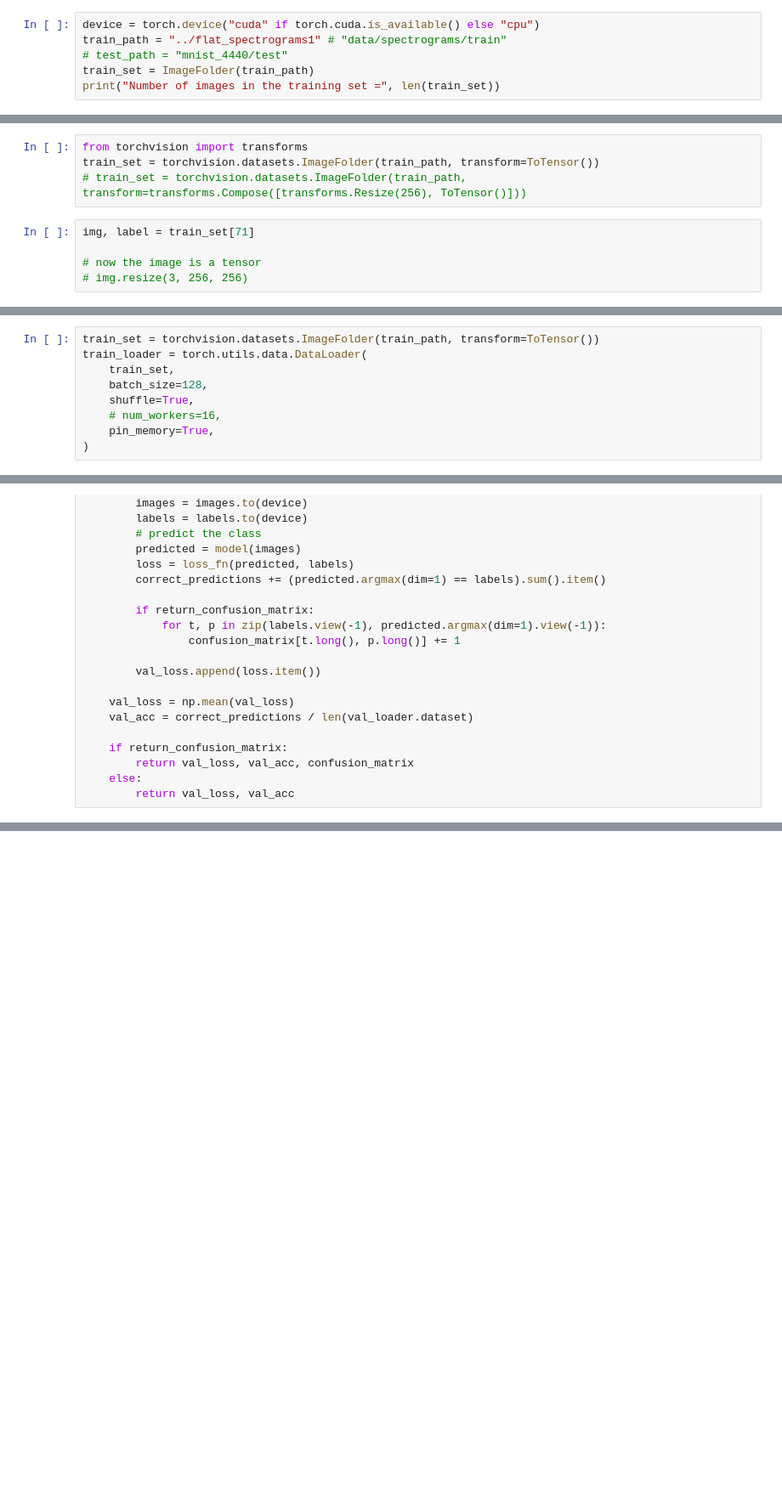
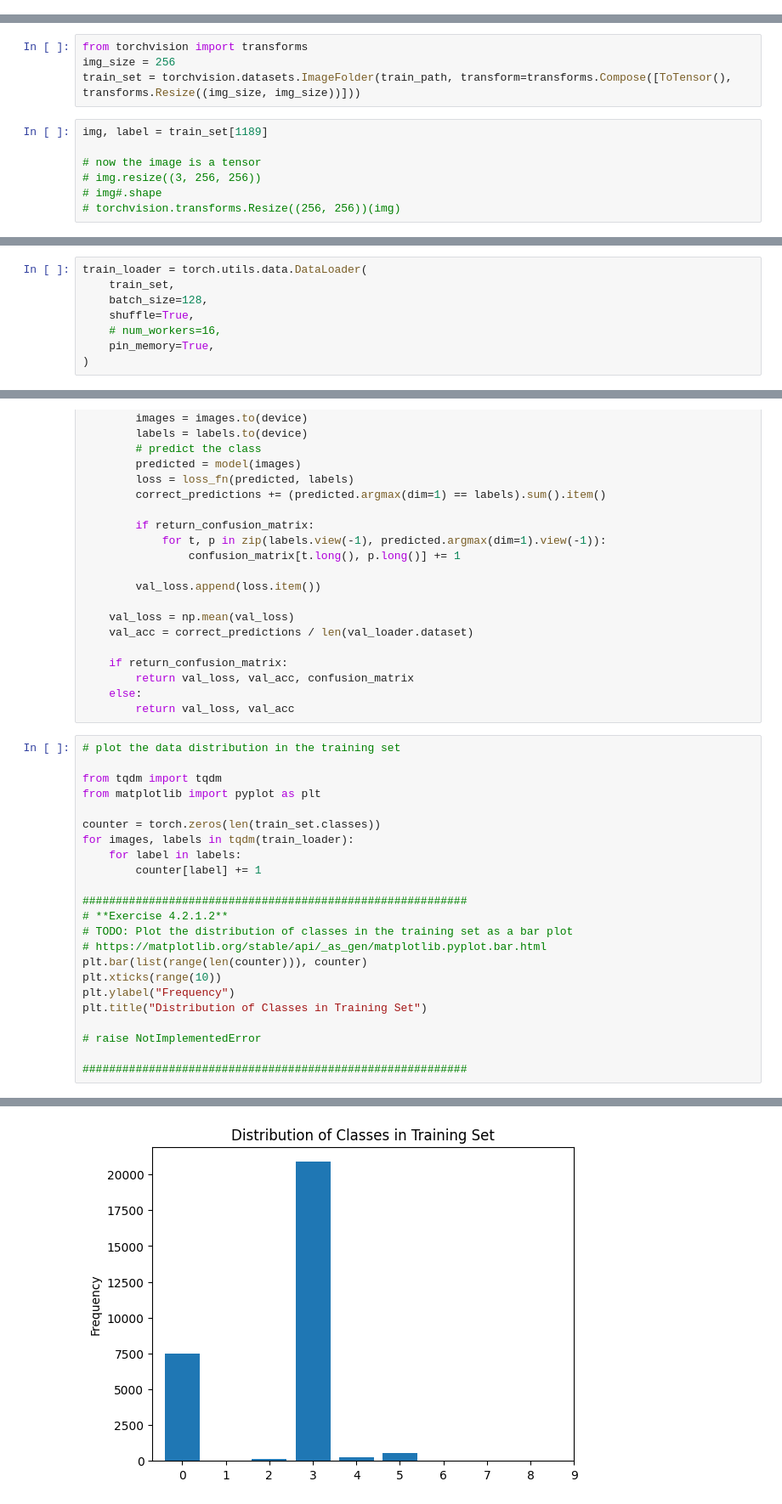
Before and after one commit to adrianmonaghan/SonoAcousticWhale, a Jupyter notebook: EDA/nn_model.ipynb, the cells around one changed output, grey strips where cells are left out. Shown at 85% size. Cells and saved outputs as stored; diff of their text form; blank space fills up the shorter version.

```diff
--- a/EDA/nn_model.ipynb
+++ b/EDA/nn_model.ipynb
@@ -16,6 +36,0 @@ Number of images in the training set = 29315
-# %%
-device = torch.device("cuda" if torch.cuda.is_available() else "cpu")
-train_path = "../flat_spectrograms1" # "data/spectrograms/train"
-# test_path = "mnist_4440/test"
-train_set = ImageFolder(train_path)
-print("Number of images in the training set =", len(train_set))
@@ -99,10 +64,12 @@ print(f"{label=} ({train_set.classes[label]})")
 label=0 (Background)
 # %%
 from torchvision import transforms
-train_set = torchvision.datasets.ImageFolder(train_path, transform=ToTensor())
-# train_set = torchvision.datasets.ImageFolder(train_path, transform=transforms.Compose([transforms.Resize(256), ToTensor()]))
+img_size = 256
+train_set = torchvision.datasets.ImageFolder(train_path, transform=transforms.Compose([ToTensor(), transforms.Resize((img_size, img_size))]))
 # %%
-img, label = train_set[71]
+img, label = train_set[1189]
 
 # now the image is a tensor
-# img.resize(3, 256, 256)
+# img.resize((3, 256, 256))
+# img#.shape
+# torchvision.transforms.Resize((256, 256))(img)
@@ -112,5 +76,4 @@ img, label = train_set[71]
 # %%
-train_set = torchvision.datasets.ImageFolder(train_path, transform=ToTensor())
 train_loader = torch.utils.data.DataLoader(
     train_set,
     batch_size=128,
@@ -216,3 +239,27 @@ def evaluate_model(model, val_loader, loss_fn, return_confusion_matrix=False):
         return val_loss, val_acc, confusion_matrix
     else:
         return val_loss, val_acc
+# %%
+# plot the data distribution in the training set
+
+from tqdm import tqdm
+from matplotlib import pyplot as plt
+
+counter = torch.zeros(len(train_set.classes))
+for images, labels in tqdm(train_loader):
+    for label in labels:
+        counter[label] += 1
+
+##########################################################
+# **Exercise 4.2.1.2**
+# TODO: Plot the distribution of classes in the training set as a bar plot
+# https://matplotlib.org/stable/api/_as_gen/matplotlib.pyplot.bar.html
+plt.bar(list(range(len(counter))), counter)
+plt.xticks(range(10))
+plt.ylabel("Frequency")
+plt.title("Distribution of Classes in Training Set")
+
+# raise NotImplementedError
+
+##########################################################
+# %% [output]
@@ -218,0 +267 @@ def evaluate_model(model, val_loader, loss_fn, return_confusion_matrix=False):
+[figure, added]
```
Also changed, not shown: parts of 21 cells of this notebook.
